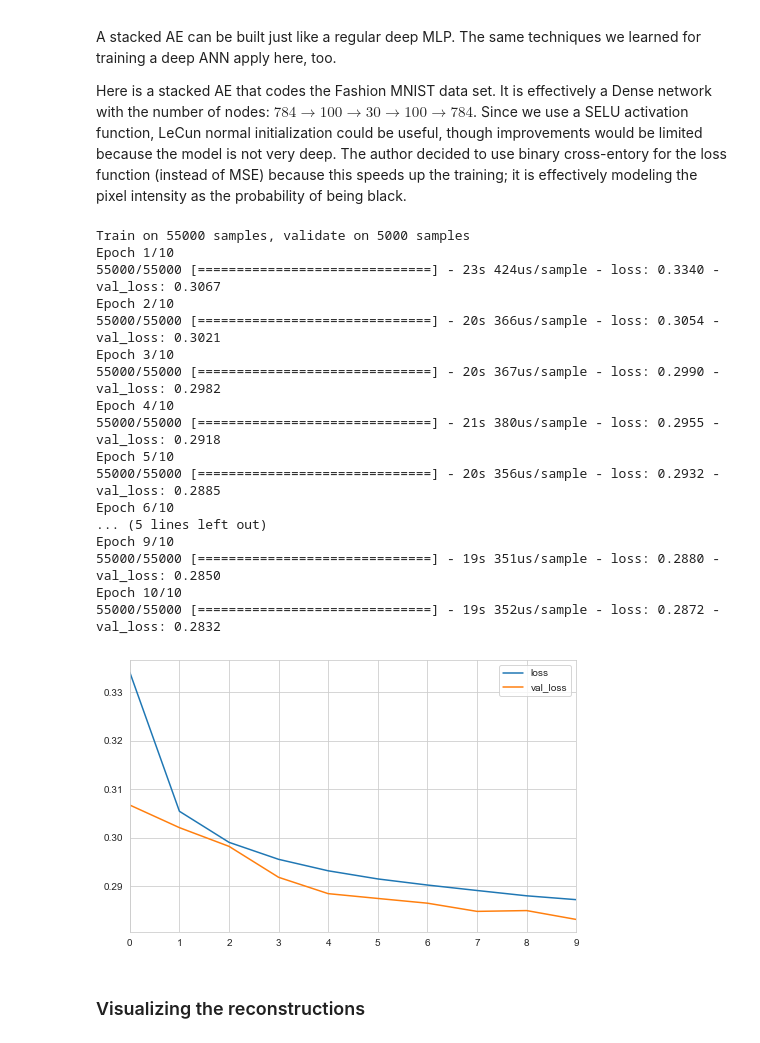
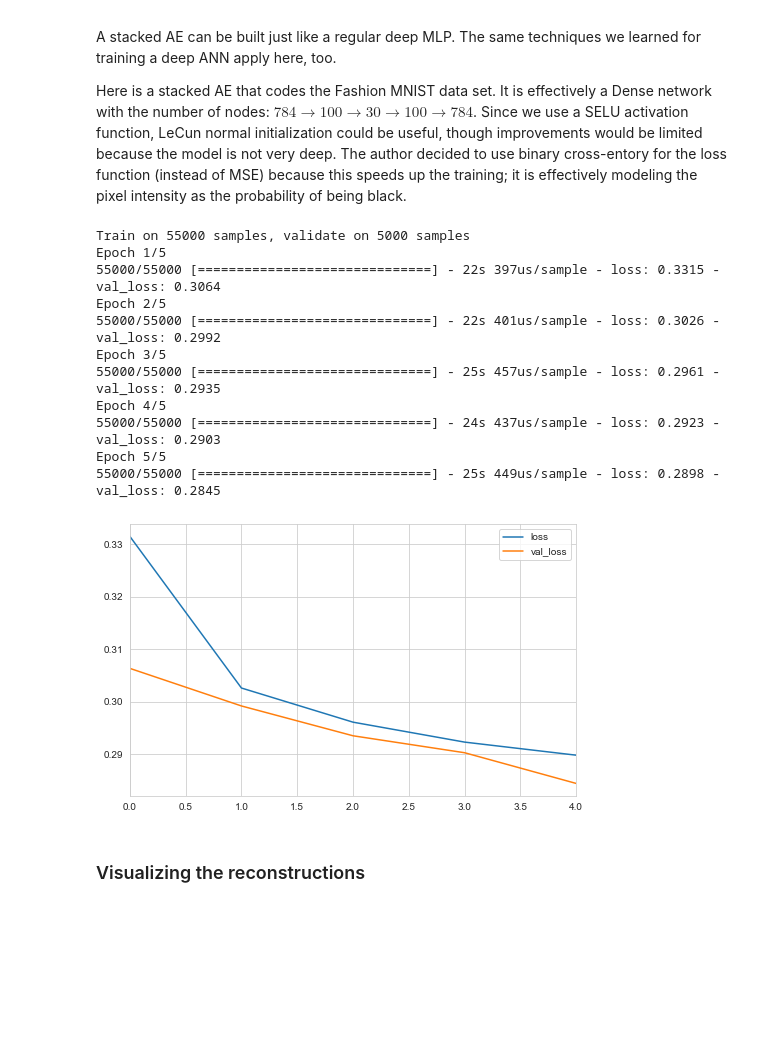
Before and after one commit to jhrcook/100DaysOfPython, a Jupyter notebook: HandsOnMachineLearningWithScikitLearnAndTensorFlow/homl_ch17_Representation-learning-and-generative-learning-using-autoencoders-and-gans.ipynb, the cells around one changed output. Drawn from its saved outputs; the diff is of its cells as text; code cells hidden in the pictures; blank space fills up the shorter version.

```diff
--- a/HandsOnMachineLearningWithScikitLearnAndTensorFlow/homl_ch17_Representation-learning-and-generative-learning-using-autoencoders-and-gans.ipynb
+++ b/HandsOnMachineLearningWithScikitLearnAndTensorFlow/homl_ch17_Representation-learning-and-generative-learning-using-autoencoders-and-gans.ipynb
@@ -122,49 +122,43 @@ mnist_fashion_lbls = ["T-shirt/top", "Trouser", "Pullover", "Dress", "Coat",
 # %%
 stacked_encoder = keras.models.Sequential([
     keras.layers.Flatten(input_shape=[28, 28]),
     keras.layers.Dense(100, activation='selu'),
     keras.layers.Dense(30, activation='selu')
 ])
 
 stacked_decoder = keras.models.Sequential([
     keras.layers.Dense(100, activation='selu', input_shape=[30]),
     keras.layers.Dense(28 * 28, activation='sigmoid'),
     keras.layers.Reshape([28, 28])
 ])
 
 stacked_ae = keras.models.Sequential([stacked_encoder, stacked_decoder])
 
 stacked_ae.compile(
     loss='binary_crossentropy',
     optimizer=keras.optimizers.SGD(learning_rate=2.0)
 )
 
 history = stacked_ae.fit(
     X_train, X_train,
     validation_data=(X_valid, X_valid),
-    epochs=10,
+    epochs=5,
     verbose=1
 )
 plot_train_history(history)
 # %% [output]
 Train on 55000 samples, validate on 5000 samples
-Epoch 1/10
-55000/55000 [==============================] - 23s 424us/sample - loss: 0.3340 - val_loss: 0.3067
-Epoch 2/10
-55000/55000 [==============================] - 20s 366us/sample - loss: 0.3054 - val_loss: 0.3021
-Epoch 3/10
-55000/55000 [==============================] - 20s 367us/sample - loss: 0.2990 - val_loss: 0.2982
-Epoch 4/10
-55000/55000 [==============================] - 21s 380us/sample - loss: 0.2955 - val_loss: 0.2918
-Epoch 5/10
-55000/55000 [==============================] - 20s 356us/sample - loss: 0.2932 - val_loss: 0.2885
-Epoch 6/10
-... (5 lines left out)
-Epoch 9/10
-55000/55000 [==============================] - 19s 351us/sample - loss: 0.2880 - val_loss: 0.2850
-Epoch 10/10
-55000/55000 [==============================] - 19s 352us/sample - loss: 0.2872 - val_loss: 0.2832
+Epoch 1/5
+55000/55000 [==============================] - 22s 397us/sample - loss: 0.3315 - val_loss: 0.3064
+Epoch 2/5
+55000/55000 [==============================] - 22s 401us/sample - loss: 0.3026 - val_loss: 0.2992
+Epoch 3/5
+55000/55000 [==============================] - 25s 457us/sample - loss: 0.2961 - val_loss: 0.2935
+Epoch 4/5
+55000/55000 [==============================] - 24s 437us/sample - loss: 0.2923 - val_loss: 0.2903
+Epoch 5/5
+55000/55000 [==============================] - 25s 449us/sample - loss: 0.2898 - val_loss: 0.2845
-[figure, old version]
+[figure, new version]
 # %% [markdown]
 ### Visualizing the reconstructions
 # %%
```
Also changed, not shown: parts of 22 cells of this notebook, 12 other files.
